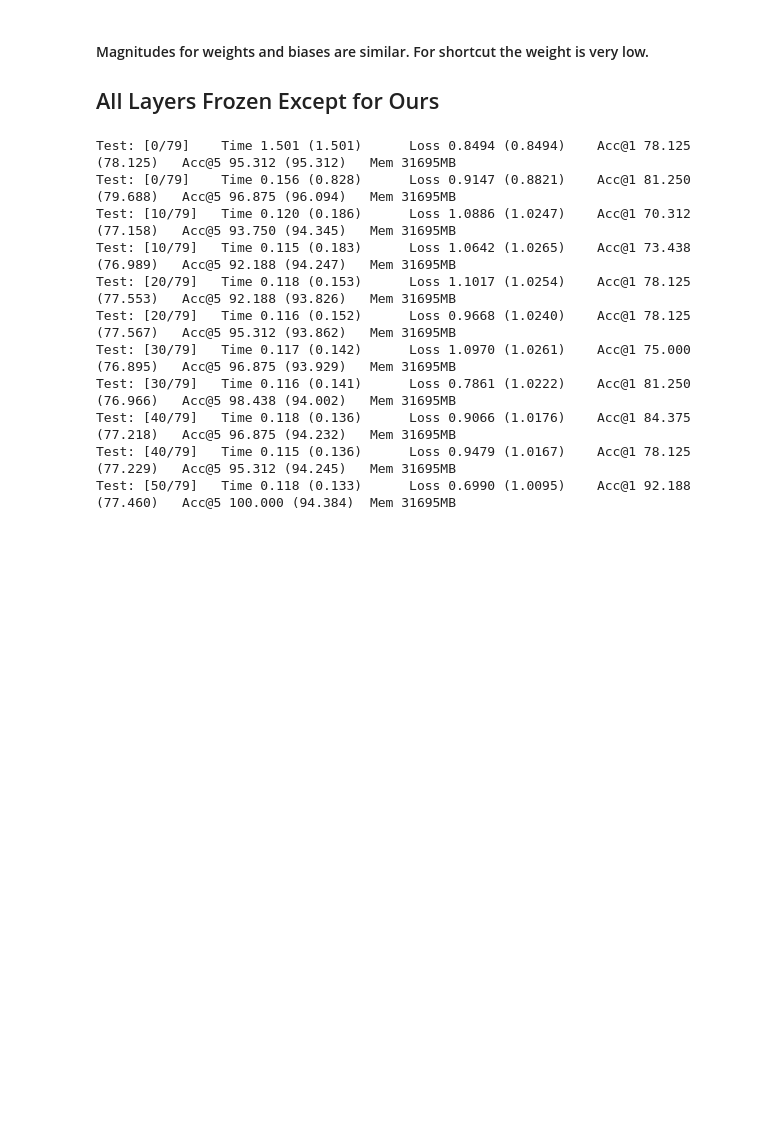
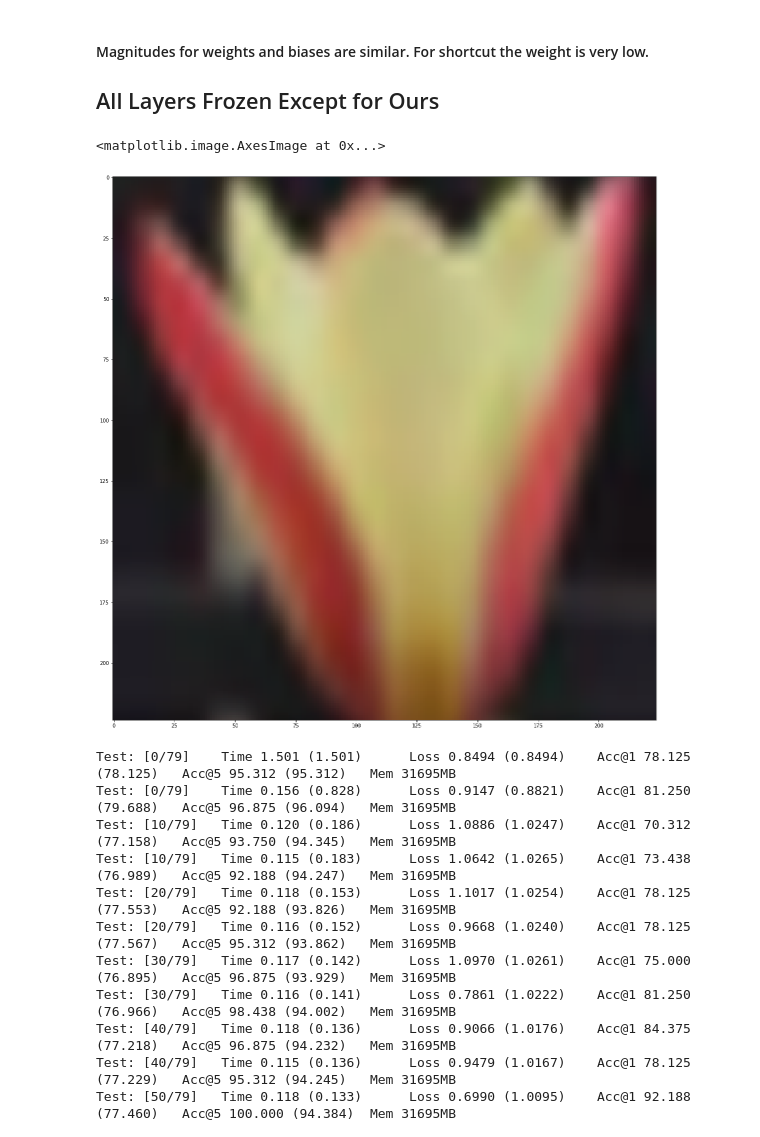
Before and after one commit to gstoica27/Swin-Transformer, a Jupyter notebook: Magnitude Calculations.ipynb, the cells around one changed output. Drawn from its saved outputs; the diff is of its cells as text; code cells hidden in the pictures; blank space fills up the shorter version.

```diff
--- a/Magnitude Calculations.ipynb
+++ b/Magnitude Calculations.ipynb
@@ -232,0 +235,5 @@ print(msg)
+# %%
+for idx, (images, target) in enumerate(our_data_loader_val):
+    images = images[:20].cuda(non_blocking=True)
+    target = target[:20].cuda(non_blocking=True)
+    break
@@ -410,6 +435,19 @@ RuntimeError: CUDA out of memory. Tried to allocate 148.00 MiB (GPU 0; 10.76 GiB
 #### Magnitudes for weights and biases are similar. For shortcut the weight is very low.
 
 ## All Layers Frozen Except for Ours
+# %%
+for idx, (images, target) in enumerate(our_data_loader_val):
+    images = images[:20].cuda(non_blocking=True)
+    target = target[:20].cuda(non_blocking=True)
+    break
+# %%
+MEAN = np.array([0.485, 0.456, 0.406]).reshape(3, 1, 1)
+STD = np.array([0.229, 0.224, 0.225]).reshape(3, 1, 1)
+plt. figure(figsize=(20, 20))
+plt.imshow(np.transpose((images[16].detach().cpu().numpy() * STD) + MEAN, (1,2,0)))
+# %% [output]
+<matplotlib.image.AxesImage at 0x...>
+[figure, added]
 # %%
 our_model.cuda()
 # our_resume_file = auto_resume_helper(our_config.OUTPUT)
```
Also changed, not shown: parts of 4 cells of this notebook.
